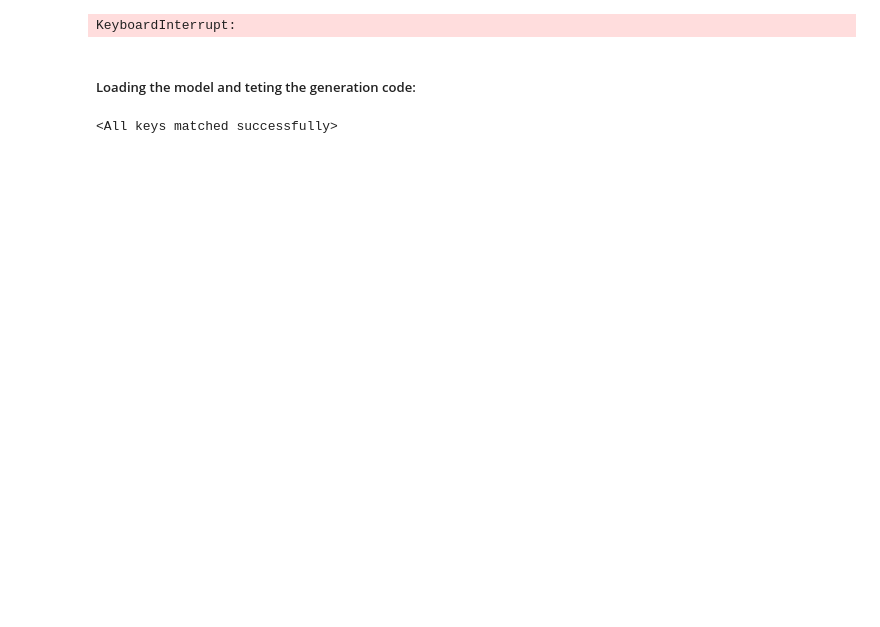
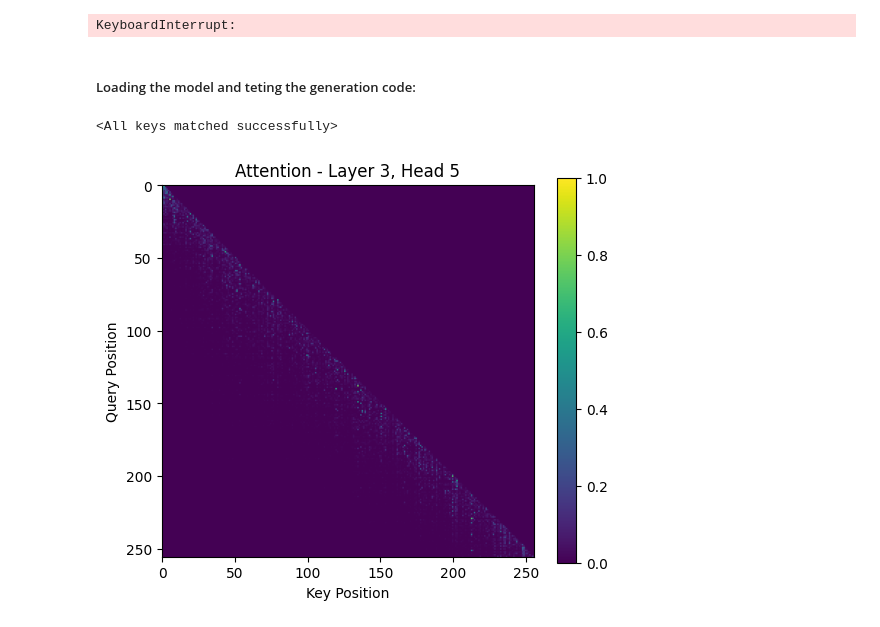
Before and after one commit to sidartchy/language_modeling_transformer_xai, a Jupyter notebook: notebooks/Initial Tries/3. SelfAttention.ipynb, the cells around one changed output. Drawn from its saved outputs; the diff is of its cells as text; code cells hidden in the pictures; blank space fills up the shorter version.

```diff
--- a/notebooks/Initial Tries/3. SelfAttention.ipynb
+++ b/notebooks/Initial Tries/3. SelfAttention.ipynb
@@ -150,7 +161,6 @@ class Block(nn.Module):
 
     def __init__(self, n_embed, n_heads):
         super().__init__()
-
         self.attention = MultiHeadAttention(n_embed, n_heads)
         self.feed_forward = feed_forward(n_embed)
         self.ln1 = nn.LayerNorm(n_embed)
@@ -159,10 +169,12 @@ class Block(nn.Module):
     def forward(self, x):
 
         # Creating a residual connection around the attention layer
+        norm_x = self.ln1(x)
+        att_out, att_weights = self.attention(norm_x)
 
-        x = x + self.attention(self.ln1(x))  # Layer normalization before attention
+        x = x + att_out
         x = x + self.feed_forward(self.ln2(x))
-        return x
+        return x, att_weights
 # %%
 class Transformer(nn.Module):
 
@@ -311,11 +338,43 @@ torch.save(model.state_dict(), model_path)
 # %% [markdown]
 ##### Loading the model and teting the generation code:
 # %%
-# Load the model
 model.eval()
-model_path = "../../models/initial_model_10E.pth"
-state_dict = torch.load(model_path, weights_only=True)
+state_dict = torch.load(model_path)
 
-model.load_state_dict(state_dict)
+# Create a new dict with renamed keys
+new_state_dict = {}
+for k, v in state_dict.items():
+    # Replace "block." with "blocks." in all keys
+    new_key = k.replace("block.", "blocks.")
+    new_state_dict[new_key] = v
+
+model.load_state_dict(new_state_dict)
 # %% [output]
 <All keys matched successfully>
+# %%
+# Utility function to visualize attention weights
+import matplotlib.pyplot as plt
+
+def plot_attention(att_weights_all, layer=0, head=0, sample_idx=0):
+    """
+    Visualizes attention from a specific layer/head/sample.
+    """
+    att = att_weights_all[layer][sample_idx, head].detach().cpu().numpy()  # (T, T)
+
+    plt.figure(figsize=(6, 5))
+    plt.imshow(att, cmap='viridis')
+    plt.title(f"Attention - Layer {layer}, Head {head}")
+    plt.xlabel("Key Position")
+    plt.ylabel("Query Position")
+    plt.colorbar()
+    plt.show()
+# %%
+## xAI test
+model.eval()
+# sample_input = torch.tensor(val_token_ids[100:100+block_size]).unsqueeze(0).to(device)
+seed_tensor = torch.tensor(val_token_ids[100:100+block_size]).unsqueeze(0).to('cuda' if torch.cuda.is_available() else 'cpu')
+
+logits, _, att_weights_all = model(seed_tensor)
+plot_attention(att_weights_all, layer=3, head=5)
+# %% [output]
+[figure, added]
```
Also changed, not shown: parts of 20 cells of this notebook, 7 other files.
